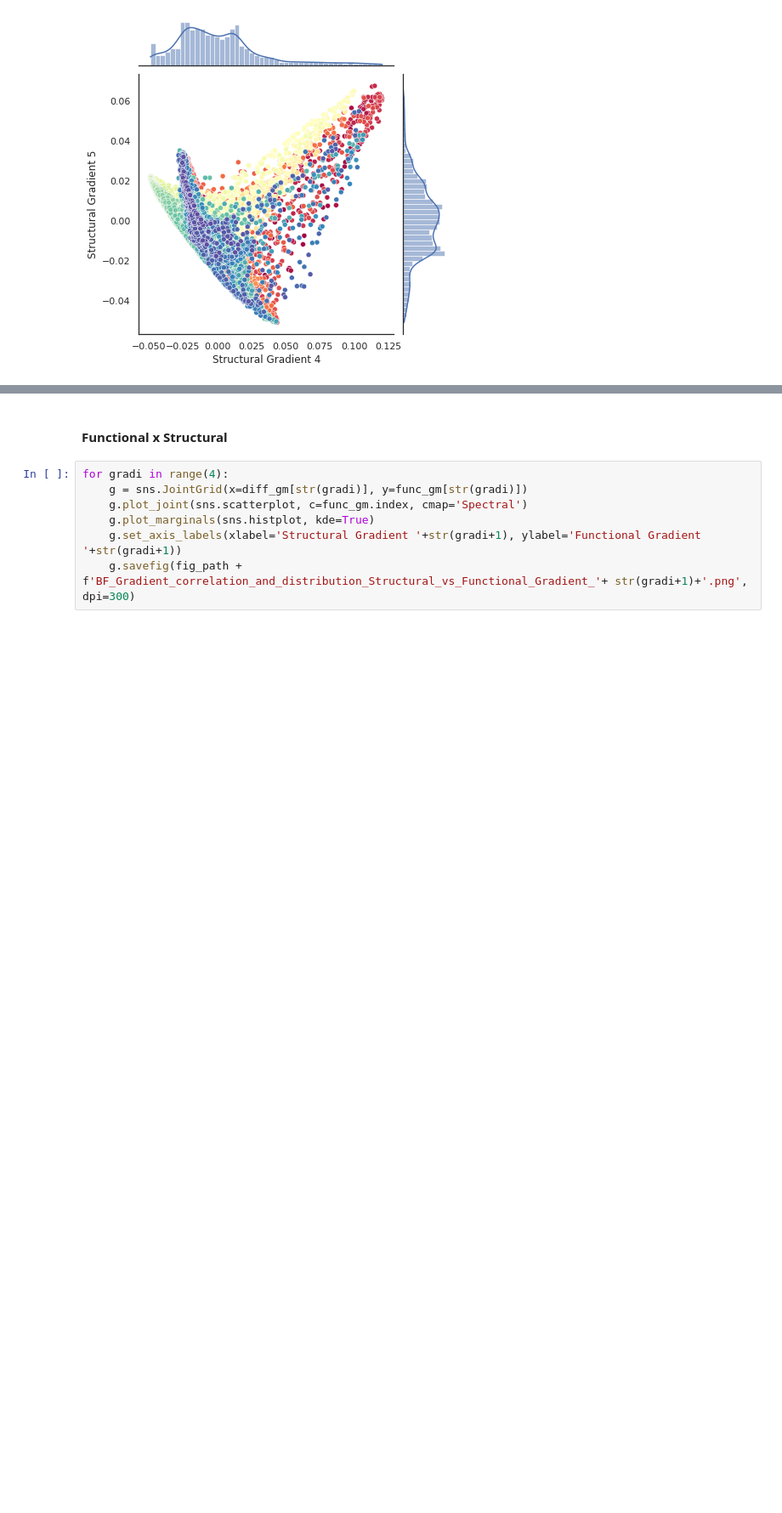
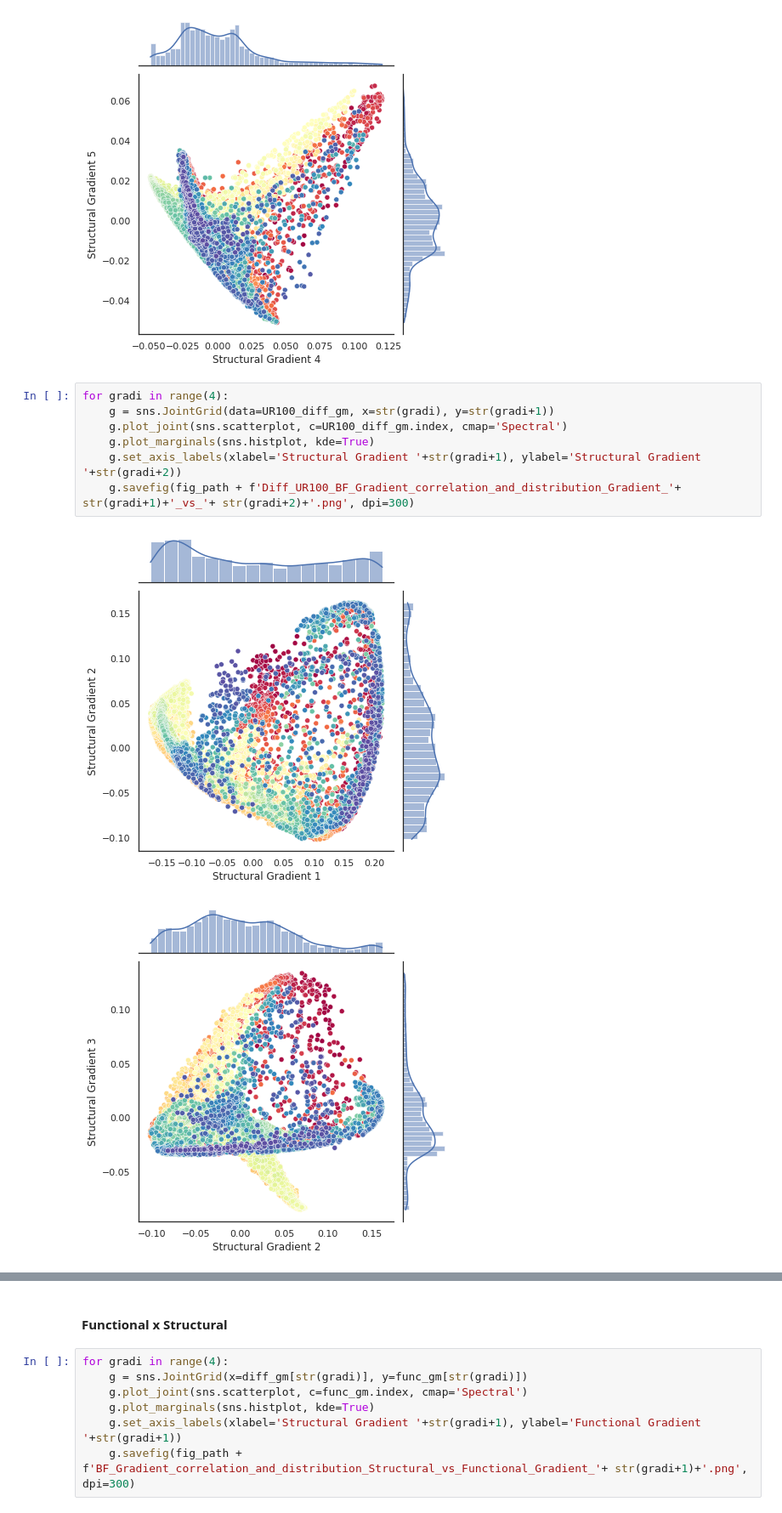
Before and after one commit to sudesnac/HumanBF-Connectivity, a Jupyter notebook: notebook/gradient_correlation.ipynb, the cells around one changed output, grey strips where cells are left out. Shown at 85% size. Saved outputs shown, nothing was run; the diff lists cells and outputs as text; blank space fills up the shorter version.

```diff
--- a/notebook/gradient_correlation.ipynb
+++ b/notebook/gradient_correlation.ipynb
@@ -188,3 +206,13 @@ for gradi in range(4):
 [figure]
 [figure]
 [figure]
+# %%
+for gradi in range(4):
+    g = sns.JointGrid(data=UR100_diff_gm, x=str(gradi), y=str(gradi+1))
+    g.plot_joint(sns.scatterplot, c=UR100_diff_gm.index, cmap='Spectral')
+    g.plot_marginals(sns.histplot, kde=True)
+    g.set_axis_labels(xlabel='Structural Gradient '+str(gradi+1), ylabel='Structural Gradient '+str(gradi+2))
+    g.savefig(fig_path + f'Diff_UR100_BF_Gradient_correlation_and_distribution_Gradient_'+ str(gradi+1)+'_vs_'+ str(gradi+2)+'.png', dpi=300)
+# %% [output]
+[figure, added]
+[figure, added]
```
Also changed, not shown: parts of 5 cells of this notebook, 12 other files.
